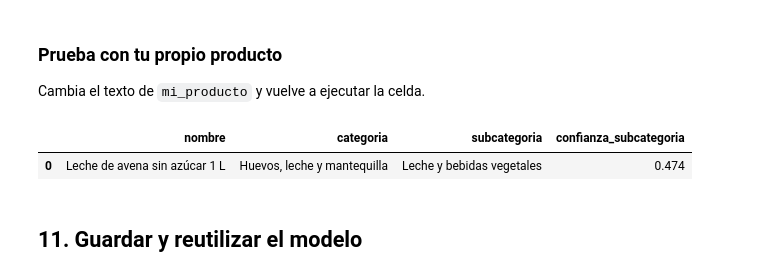
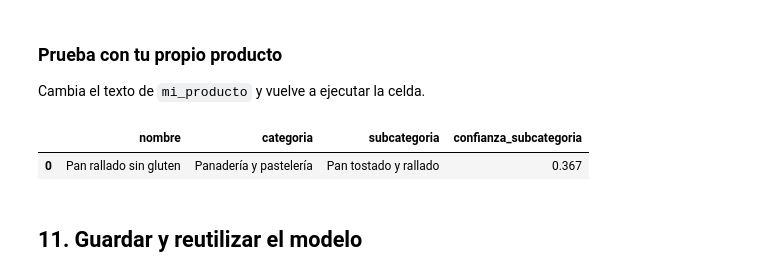
Before and after one commit to Chicloneo/groceries, a Jupyter notebook: Proyecto-2/Notebooks/clasificacion_productos.ipynb, the cells around one changed output. Cells and saved outputs as stored; diff of their text form; code cells hidden in the pictures.

```diff
--- a/Proyecto-2/Notebooks/clasificacion_productos.ipynb
+++ b/Proyecto-2/Notebooks/clasificacion_productos.ipynb
@@ -465,13 +465,13 @@ predictions.sort_values("confianza_categoria").head(8)[
 
 Cambia el texto de `mi_producto` y vuelve a ejecutar la celda.
 # %%
-mi_producto = "Leche de avena sin azúcar 1 L"
+mi_producto = "Pan rallado sin gluten"
 classifier.predict(mi_producto)[
     ["nombre", "categoria", "subcategoria", "confianza_subcategoria"]
 ]
 # %% [output]
 |  | nombre | categoria | subcategoria | confianza_subcategoria |
-| 0 | Leche de avena sin azúcar 1 L | Huevos, leche y mantequilla | Leche y bebidas vegetales | 0.474 |
+| 0 | Pan rallado sin gluten | Panadería y pastelería | Pan tostado y rallado | 0.367 |
 # %% [markdown]
 ## 11. Guardar y reutilizar el modelo
 # %% [markdown]
```
Also changed, not shown: parts of 10 cells of this notebook, 13 other files.
